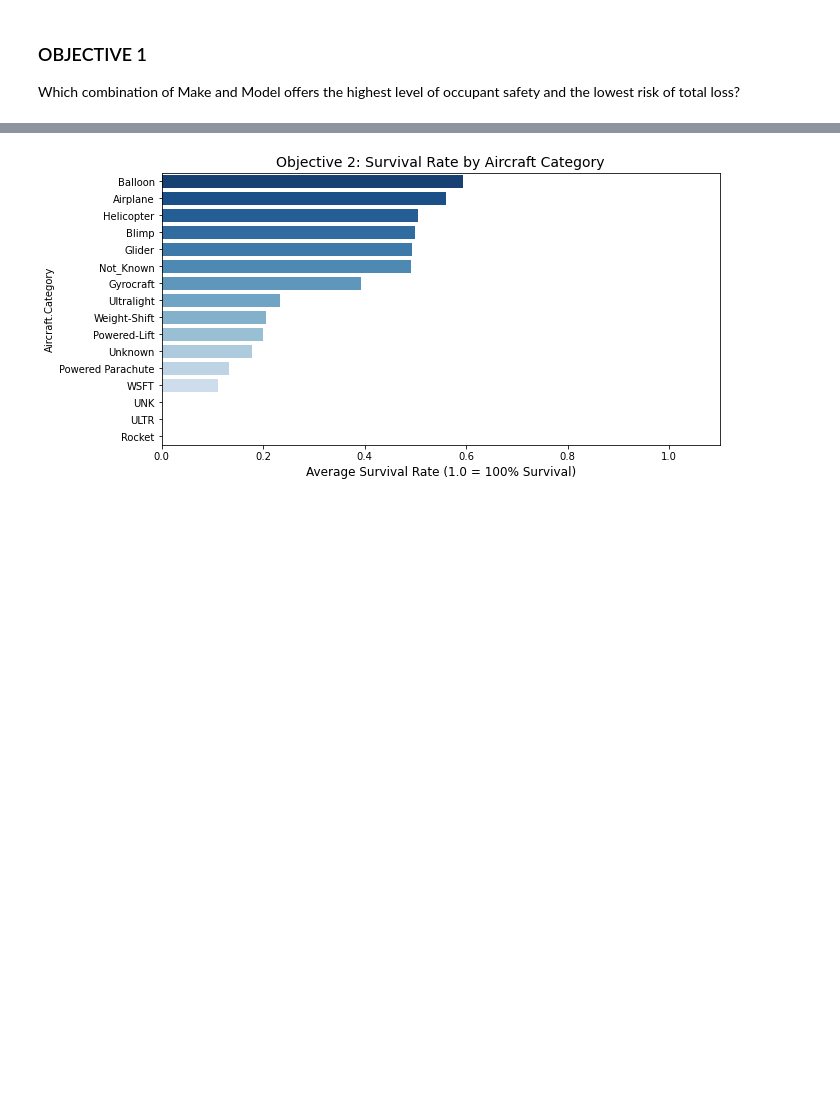
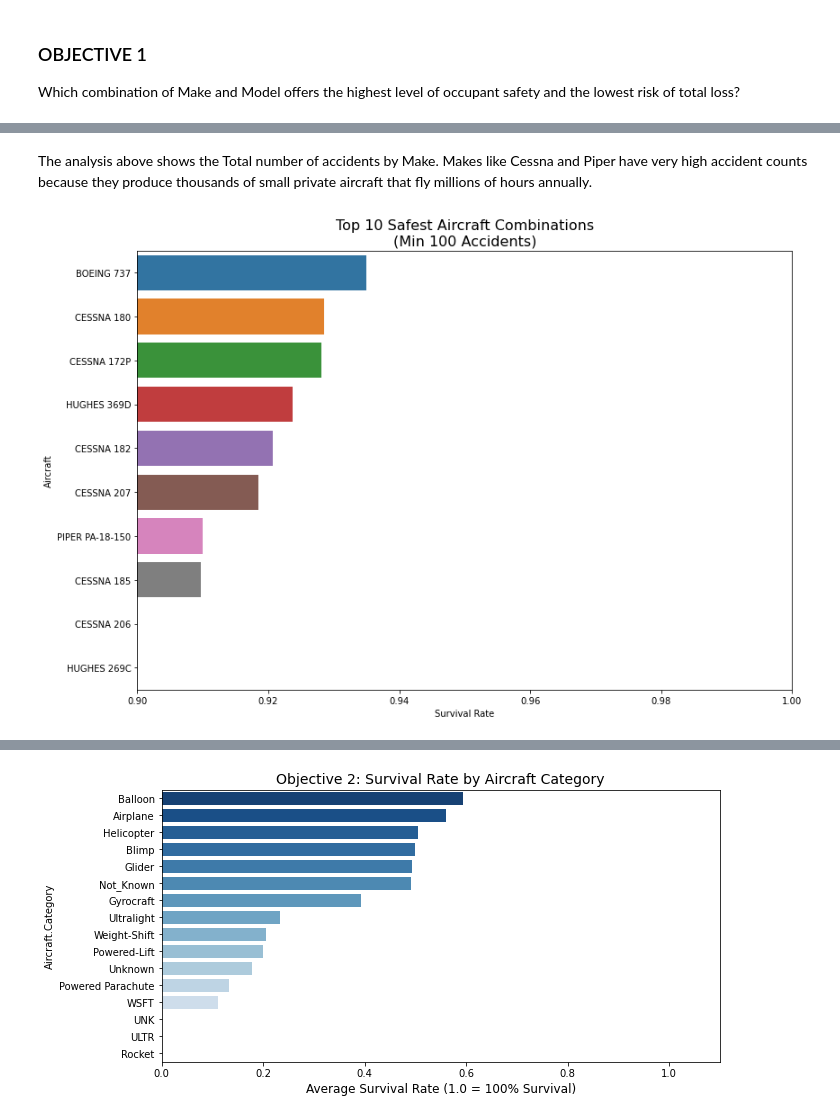
Before and after one commit to angelawachira-eng/Phase_1_-Aviation_Project, a Jupyter notebook: Assignments/Phase1/Phase_1_Project/student.ipynb, the cells around one changed output, grey strips where cells are left out. Saved outputs shown, nothing was run; the diff lists cells and outputs as text; code cells hidden in the pictures; blank space fills up the shorter version.

```diff
--- a/Assignments/Phase1/Phase_1_Project/student.ipynb
+++ b/Assignments/Phase1/Phase_1_Project/student.ipynb
@@ -637,0 +514,43 @@ plt.show()
+# %% [markdown]
+The analysis above shows the Total number of accidents by Make.
+Makes like Cessna and Piper have very high accident counts because they produce thousands of small private aircraft that fly millions of hours annually.
+# %%
+#Grouping Make,Model, Engine Type and Aircraft Category to discover aircraft with highest occupant safety & lowest risk of loss.
+grouped = new_df.groupby(['Make', 'Model', 'Engine.Type', 'Aircraft.Category'])
+
+# Aggregate statistics
+
+stats = grouped.agg(Total_Accidents=('Aircraft.damage', 'count'),Total_Occupants=('Total_Occupants', 'sum'),Total_Fatalities=('Total.Fatal.Injuries', 'sum'),Destroyed_Count=('Aircraft.damage', lambda x: (x == 'Destroyed').sum())).reset_index()
+# A minimum of 100 accidents ensures statistical reliable safety comparisons and avoids misleading conclusions driven by small-sample anomalies.
+min_accidents = 100
+
+significant_stats = stats[(stats['Total_Accidents'] >= min_accidents) &(stats['Total_Occupants'] > 0)].copy()
+
+
+# Safety Metrics
+significant_stats['Fatality_Rate'] = (significant_stats['Total_Fatalities'] /significant_stats['Total_Occupants'])
+
+significant_stats['Survival_Rate'] = 1 - significant_stats['Fatality_Rate']
+
+significant_stats['Total_Loss_Risk'] = (significant_stats['Destroyed_Count'] /significant_stats['Total_Accidents'])
+
+# Top 10 Safest Combinations
+top_safety = significant_stats.sort_values(by=['Survival_Rate', 'Total_Loss_Risk'],ascending=[False, True]).head(10)
+
+
+#Visual 2
+
+plt.figure(figsize=(12, 8))
+
+top_safety['Label'] = (top_safety['Make'] + ' ' + top_safety['Model'])
+
+sb.barplot(data=top_safety,x='Survival_Rate',y='Label')
+
+plt.title(f'Top 10 Safest Aircraft Combinations\n'f'(Min {min_accidents} Accidents)',fontsize=16)
+plt.xlabel('Survival Rate')
+plt.ylabel('Aircraft')
+plt.xlim(0.90, 1.0)
+plt.tight_layout()
+plt.show()
+# %% [output]
+[figure, added]
```
Also changed, not shown: parts of 19 cells of this notebook.
